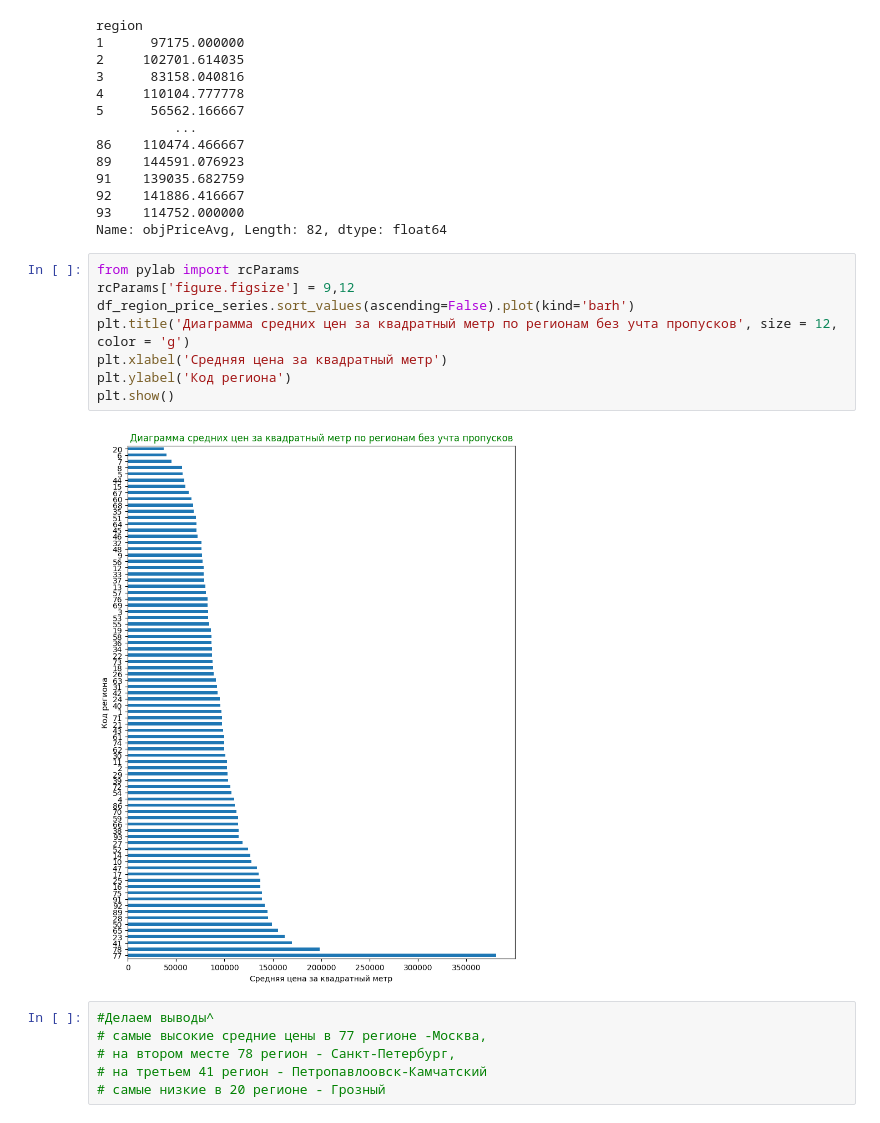
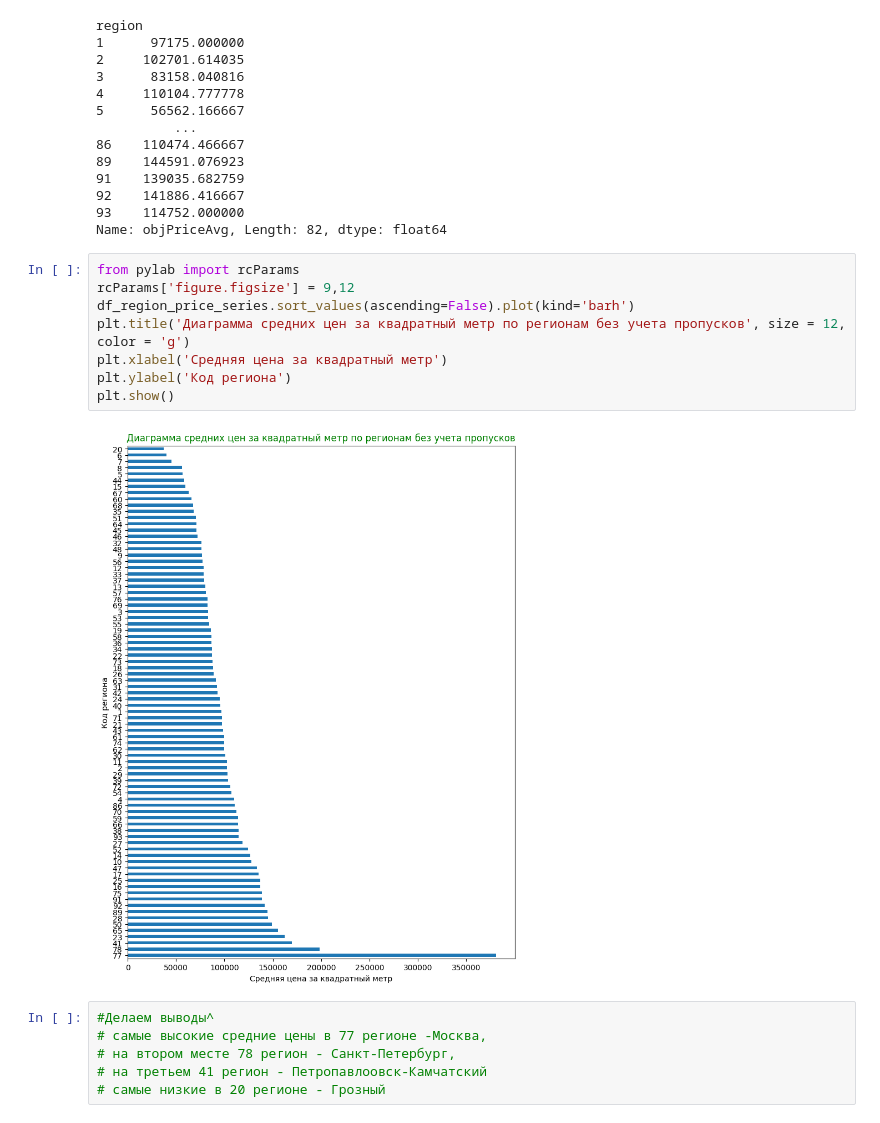
Before and after one commit to NtimTim/DS_School_Home_Work, a Jupyter notebook: Hometask/Task2_dmrf_visual.ipynb, the cells around one changed output. Cells and saved outputs as stored; diff of their text form.

```diff
--- a/Hometask/Task2_dmrf_visual.ipynb
+++ b/Hometask/Task2_dmrf_visual.ipynb
@@ -101,13 +91,13 @@ Name: objPriceAvg, Length: 82, dtype: float64
 # %%
 from pylab import rcParams
 rcParams['figure.figsize'] = 9,12
 df_region_price_series.sort_values(ascending=False).plot(kind='barh')
-plt.title('Диаграмма средних цен за квадратный метр по регионам без учта пропусков', size = 12, color = 'g')
+plt.title('Диаграмма средних цен за квадратный метр по регионам без учета пропусков', size = 12, color = 'g')
 plt.xlabel('Средняя цена за квадратный метр')
 plt.ylabel('Код региона')
 plt.show()
 # %% [output]
-[figure, old version]
+[figure, new version]
 # %%
 #Делаем выводы^
 # самые высокие средние цены в 77 регионе -Москва,
```
Also changed, not shown: parts of 8 cells of this notebook.
